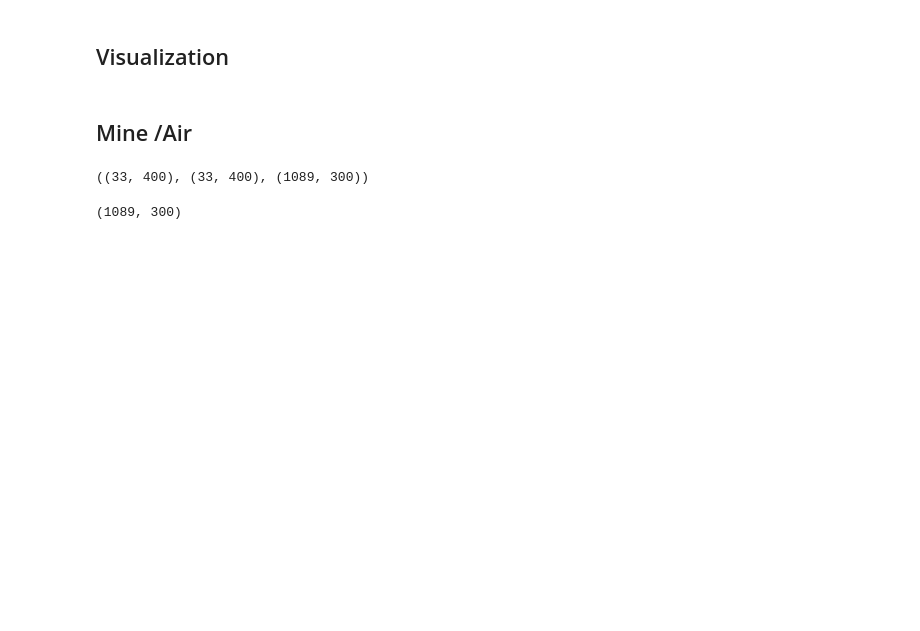
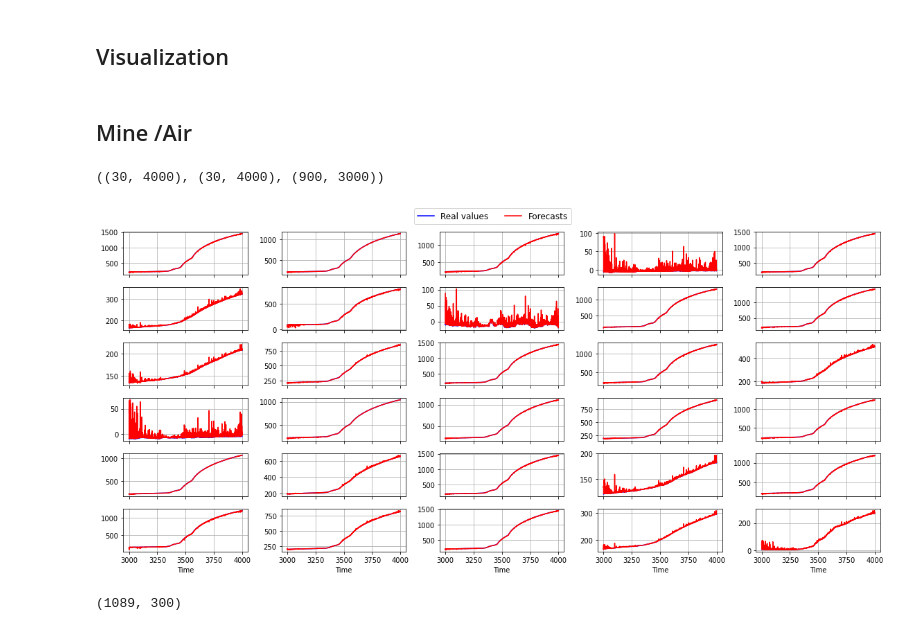
Before and after one commit to isVy08/ESTF, a Jupyter notebook: viz.ipynb, the cells around one changed output. Cells and saved outputs as stored; diff of their text form; code cells hidden in the pictures; blank space fills up the shorter version.

```diff
--- a/viz.ipynb
+++ b/viz.ipynb
@@ -392,7 +351,7 @@ ids, d = load_pickle('data/air/sample.pickle')
 # %%
-out = load_pickle('output/air.pickle')
+out = load_pickle('output/mine_dec.pickle')
 # %%
 out[0].shape, out[1].shape, out[2].shape
 # %% [output]
-((33, 400), (33, 400), (1089, 300))
+((30, 4000), (30, 4000), (900, 3000))
 # %%
@@ -406,7 +365,9 @@ plt.title('Stationary Simulation')
 plt.grid()
 plt.show()
 # %%
-plot_forecast(out[0], out[1], 6, 5, 300, 400, (16,7))
+plot_forecast(out[0], out[1], 6, 5, 3000, 4000, (16,7))
+# %% [output]
+[figure, added]
 # %%
 out[2].shape
 # %% [output]
```
Also changed, not shown: parts of 17 cells of this notebook, 5 other files.
